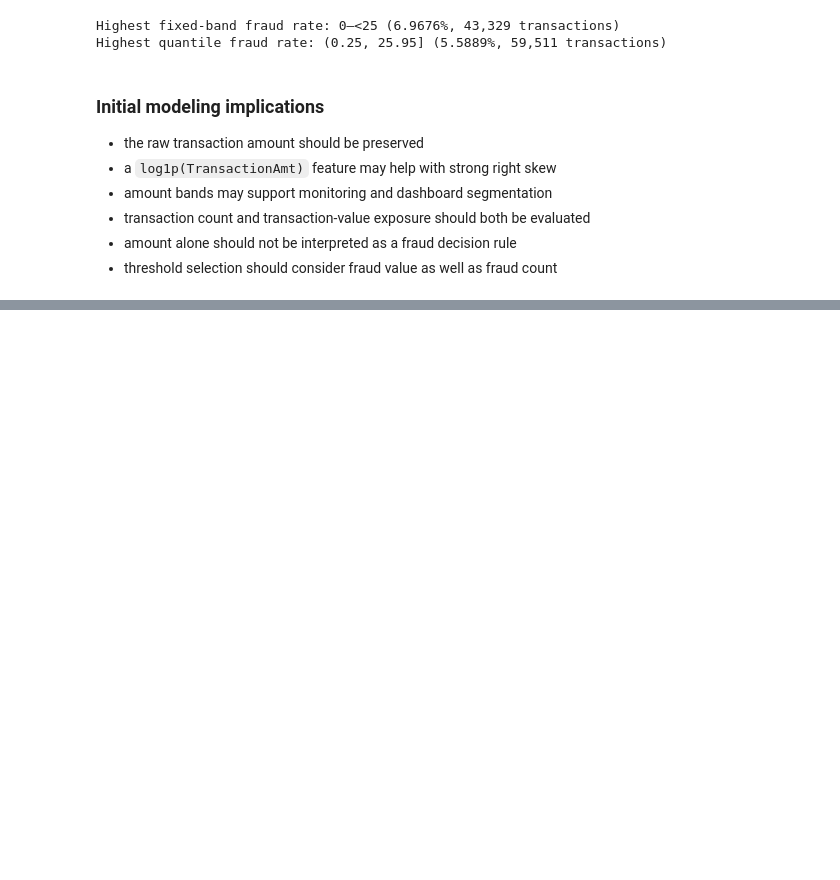
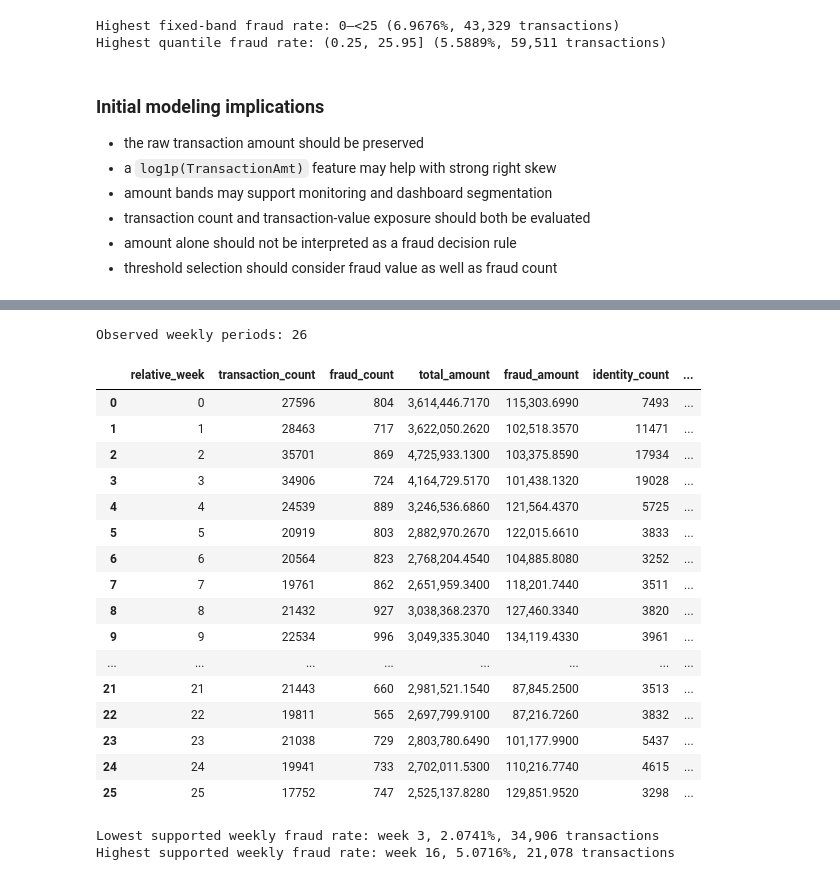
Before and after one commit to kivancfk/riskflow-payguard, a Jupyter notebook: notebooks/01_eda.ipynb, the cells around one changed output, grey strips where cells are left out. Saved outputs shown, nothing was run; the diff lists cells and outputs as text; code cells hidden in the pictures; blank space fills up the shorter version.

Commit message:
feat: analyze chronological fraud drift

```diff
--- a/notebooks/01_eda.ipynb
+++ b/notebooks/01_eda.ipynb
@@ -964,0 +1085,79 @@ Highest quantile fraud rate: (0.25, 25.95] (5.5889%, 59,511 transactions)
+# %%
+weekly_summary = (
+    time_analysis
+    .groupby("relative_week")
+    .agg(
+        transaction_count=(TARGET_COLUMN, "size"),
+        fraud_count=(TARGET_COLUMN, "sum"),
+        total_amount=(AMOUNT_COLUMN, "sum"),
+        fraud_amount=("fraud_amount", "sum"),
+        identity_count=("has_identity", "sum"),
+        mean_amount=(AMOUNT_COLUMN, "mean"),
+    )
+    .reset_index()
+)
+
+weekly_summary["fraud_rate"] = (
+    weekly_summary["fraud_count"]
+    / weekly_summary["transaction_count"]
+)
+
+weekly_summary["identity_coverage"] = (
+    weekly_summary["identity_count"]
+    / weekly_summary["transaction_count"]
+)
+
+weekly_summary["fraud_value_share"] = (
+    weekly_summary["fraud_amount"]
+    / weekly_summary["total_amount"]
+)
+
+print(f"Observed weekly periods: {len(weekly_summary)}")
+display(weekly_summary)
+
+supported_weeks = weekly_summary.loc[
+    weekly_summary["transaction_count"] >= 1_000
+].copy()
+
+lowest_fraud_week = supported_weeks.loc[
+    supported_weeks["fraud_rate"].idxmin()
+]
+
+highest_fraud_week = supported_weeks.loc[
+    supported_weeks["fraud_rate"].idxmax()
+]
+
+print(
+    "Lowest supported weekly fraud rate: "
+    f"week {lowest_fraud_week['relative_week']:.0f}, "
+    f"{lowest_fraud_week['fraud_rate']:.4%}, "
+    f"{lowest_fraud_week['transaction_count']:,.0f} transactions"
+)
+
+print(
+    "Highest supported weekly fraud rate: "
+    f"week {highest_fraud_week['relative_week']:.0f}, "
+    f"{highest_fraud_week['fraud_rate']:.4%}, "
+    f"{highest_fraud_week['transaction_count']:,.0f} transactions"
+)
+# %% [output]
+Observed weekly periods: 26
+|  | relative_week | transaction_count | fraud_count | total_amount | fraud_amount | identity_count | ... |
+| 0 | 0 | 27596 | 804 | 3,614,446.7170 | 115,303.6990 | 7493 | ... |
+| 1 | 1 | 28463 | 717 | 3,622,050.2620 | 102,518.3570 | 11471 | ... |
+| 2 | 2 | 35701 | 869 | 4,725,933.1300 | 103,375.8590 | 17934 | ... |
+| 3 | 3 | 34906 | 724 | 4,164,729.5170 | 101,438.1320 | 19028 | ... |
+| 4 | 4 | 24539 | 889 | 3,246,536.6860 | 121,564.4370 | 5725 | ... |
+| 5 | 5 | 20919 | 803 | 2,882,970.2670 | 122,015.6610 | 3833 | ... |
+| 6 | 6 | 20564 | 823 | 2,768,204.4540 | 104,885.8080 | 3252 | ... |
+| 7 | 7 | 19761 | 862 | 2,651,959.3400 | 118,201.7440 | 3511 | ... |
+| 8 | 8 | 21432 | 927 | 3,038,368.2370 | 127,460.3340 | 3820 | ... |
+| 9 | 9 | 22534 | 996 | 3,049,335.3040 | 134,119.4330 | 3961 | ... |
+| ... | ... | ... | ... | ... | ... | ... | ... |
+| 21 | 21 | 21443 | 660 | 2,981,521.1540 | 87,845.2500 | 3513 | ... |
+| 22 | 22 | 19811 | 565 | 2,697,799.9100 | 87,216.7260 | 3832 | ... |
+| 23 | 23 | 21038 | 729 | 2,803,780.6490 | 101,177.9900 | 5437 | ... |
+| 24 | 24 | 19941 | 733 | 2,702,011.5300 | 110,216.7740 | 4615 | ... |
+| 25 | 25 | 17752 | 747 | 2,525,137.8280 | 129,851.9520 | 3298 | ... |
+Lowest supported weekly fraud rate: week 3, 2.0741%, 34,906 transactions
+Highest supported weekly fraud rate: week 16, 5.0716%, 21,078 transactions
```
Also changed, not shown: parts of 9 cells of this notebook.
